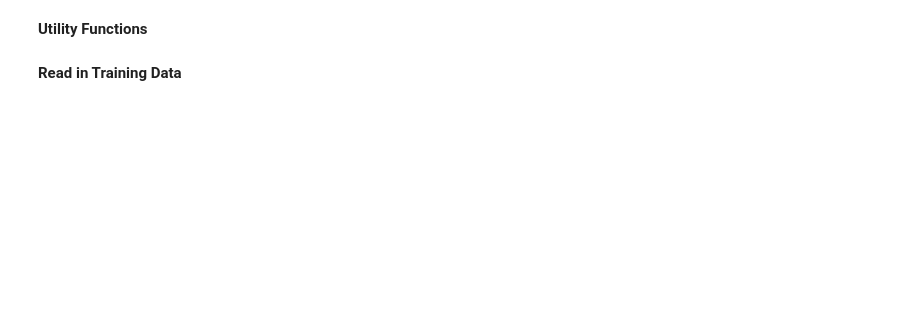
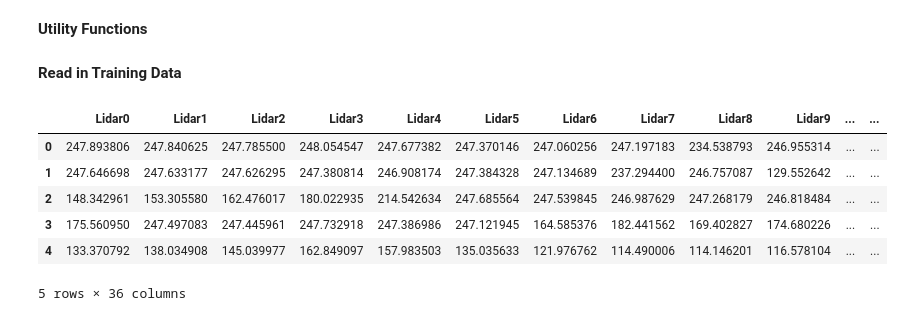
Before and after one commit to laurenbramblett/robot_DFD_RL, a Jupyter notebook: model_training_automation.ipynb, the cells around one changed output. Saved outputs shown, nothing was run; the diff lists cells and outputs as text; code cells hidden in the pictures; blank space fills up the shorter version.

```diff
--- a/model_training_automation.ipynb
+++ b/model_training_automation.ipynb
@@ -28,5 +32,5 @@ plt.style.use('bmh')
-# %% [markdown]
-**Utility Functions**
+# %% [markdown]
+**Utility Functions**
 # %%
 def createNN(layer_params=[],compile_params=[[],{'loss':'mean_squared_error', 'optimizer':'adam', 'metrics':['mse']}],model=Sequential):
     """Construct an arbitrary Keras layered model
@@ -89,15 +92,24 @@ def get_random_model(layer_sizes,activations,depth,input_dim,output_dim,compile_
     layers.append([[1],{'activation':activ[-1]}]) #create output layer
 
     return layers
-# %% [markdown]
-**Read in Training Data**
+# %% [markdown]
+**Read in Training Data**
 # %%
-raw_data=pd.read_csv('ObsRecordUniformRandom_v5.csv')
+raw_data=pd.read_csv('ObsRecordUniformRandom_v6.csv')
 # world_data=pd.read_csv('characteristics_by_world.csv')
 lidar_list = ["Lidar"+str(x) for x in range(0,32)]
 state_list = ["goalDist","goalAng","forceAng","World"]
-headers = lidar_list + state_list
-raw_data.columns=headers
+partial_header = ["goalDist","goalAng","forceAng"]
+headers = lidar_list + ["goalDist","goalAng","forceAng","world"]
+raw_data.columns = headers
 raw_data.head()
+# %% [output]
+|  | Lidar0 | Lidar1 | Lidar2 | Lidar3 | Lidar4 | Lidar5 | Lidar6 | Lidar7 | Lidar8 | Lidar9 | ... | ... |
+| 0 | 247.893806 | 247.840625 | 247.785500 | 248.054547 | 247.677382 | 247.370146 | 247.060256 | 247.197183 | 234.538793 | 246.955314 | ... | ... |
+| 1 | 247.646698 | 247.633177 | 247.626295 | 247.380814 | 246.908174 | 247.384328 | 247.134689 | 237.294400 | 246.757087 | 129.552642 | ... | ... |
+| 2 | 148.342961 | 153.305580 | 162.476017 | 180.022935 | 214.542634 | 247.685564 | 247.539845 | 246.987629 | 247.268179 | 246.818484 | ... | ... |
+| 3 | 175.560950 | 247.497083 | 247.445961 | 247.732918 | 247.386986 | 247.121945 | 164.585376 | 182.441562 | 169.402827 | 174.680226 | ... | ... |
+| 4 | 133.370792 | 138.034908 | 145.039977 | 162.849097 | 157.983503 | 135.035633 | 121.976762 | 114.490006 | 114.146201 | 116.578104 | ... | ... |
+5 rows × 36 columns
 # %%
 raw_data.describe()
```
Also changed, not shown: parts of 31 cells of this notebook, 2 other files.
